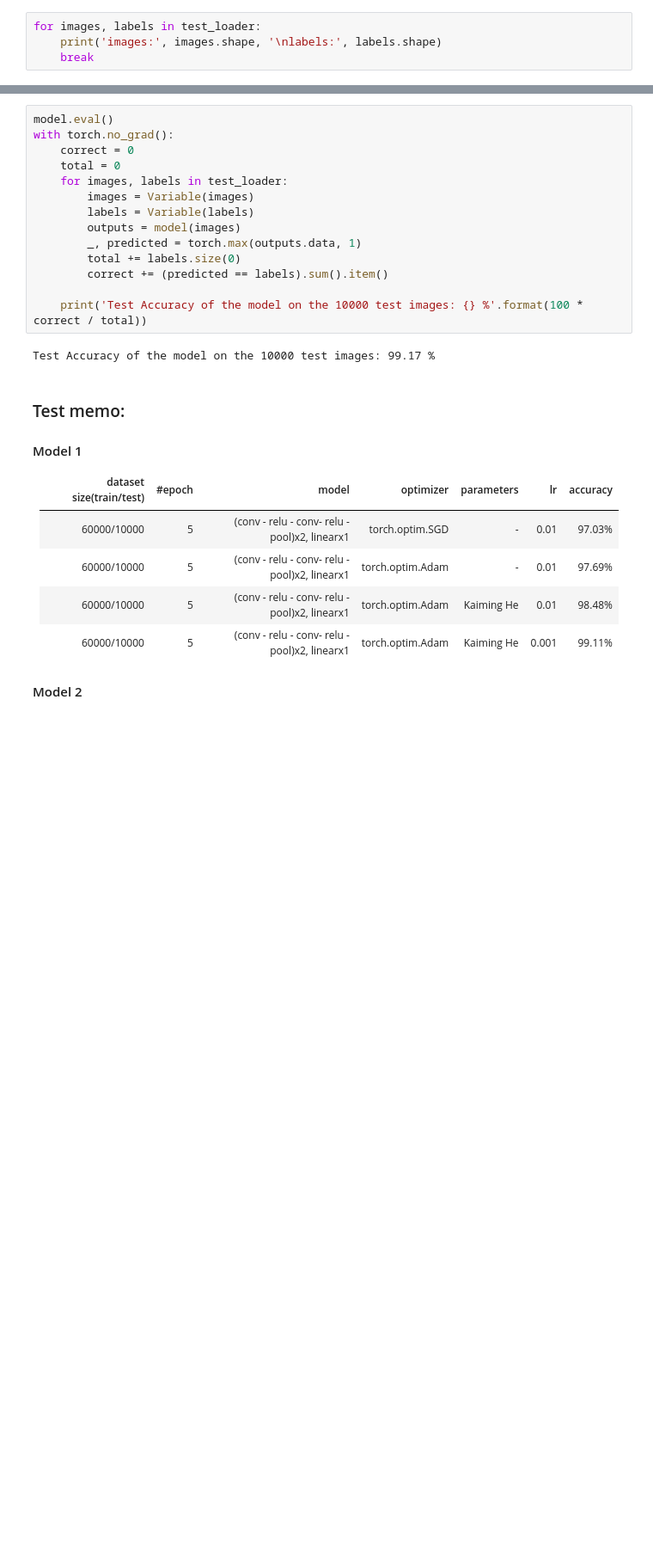
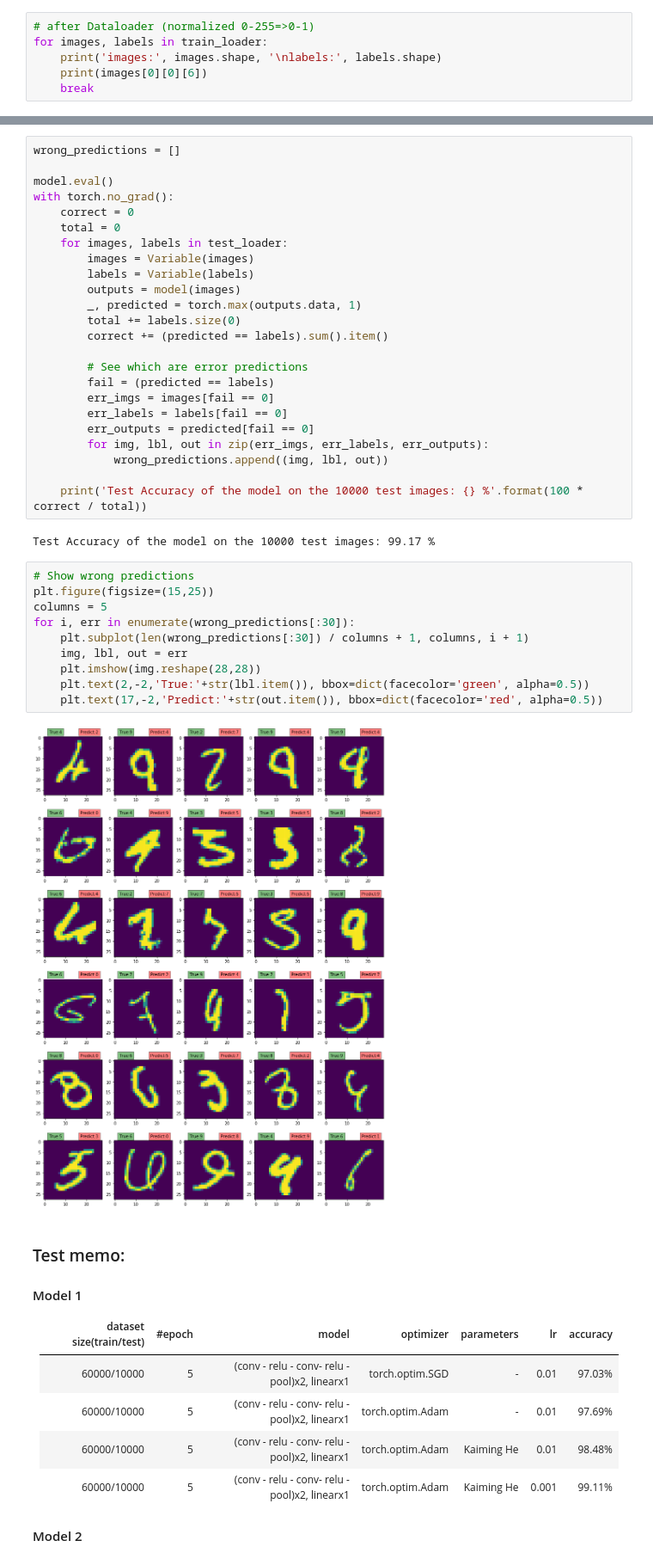
Before and after one commit to naellenhe/deep_learning_practice, a Jupyter notebook: ch08/deep_convnet_in_pytorch_m2_epoch20.ipynb, the cells around one changed output, grey strips where cells are left out. Shown at 86% size. Saved outputs shown, nothing was run; the diff lists cells and outputs as text; blank space fills up the shorter version.

Commit message:
show wrong predictions

```diff
--- a/ch08/deep_convnet_in_pytorch_m2_epoch20.ipynb
+++ b/ch08/deep_convnet_in_pytorch_m2_epoch20.ipynb
@@ -161,8 +162,10 @@ test_loader = torch.utils.data.DataLoader(dataset=test_dataset,
                                           batch_size=batch_size,
                                           shuffle=False)
 # %%
-for images, labels in test_loader:
+# after Dataloader (normalized 0-255=>0-1)
+for images, labels in train_loader:
     print('images:', images.shape, '\nlabels:', labels.shape)
+    print(images[0][0][6])
     break
 # %% [output]
 images: torch.Size([100, 1, 28, 28])
@@ -376,4 +400,6 @@ Iteration: 12000. Loss: 0.8667266368865967.
 # %%
+wrong_predictions = []
+
 model.eval()
 with torch.no_grad():
     correct = 0
@@ -386,9 +412,29 @@ with torch.no_grad():
         total += labels.size(0)
         correct += (predicted == labels).sum().item()
 
+        # See which are error predictions
+        fail = (predicted == labels)
+        err_imgs = images[fail == 0]
+        err_labels = labels[fail == 0]
+        err_outputs = predicted[fail == 0]
+        for img, lbl, out in zip(err_imgs, err_labels, err_outputs):
+            wrong_predictions.append((img, lbl, out))
+
     print('Test Accuracy of the model on the 10000 test images: {} %'.format(100 * correct / total))
 # %% [output]
 Test Accuracy of the model on the 10000 test images: 99.17 %
+# %%
+# Show wrong predictions
+plt.figure(figsize=(15,25))
+columns = 5
+for i, err in enumerate(wrong_predictions[:30]):
+    plt.subplot(len(wrong_predictions[:30]) / columns + 1, columns, i + 1)
+    img, lbl, out = err
+    plt.imshow(img.reshape(28,28))
+    plt.text(2,-2,'True:'+str(lbl.item()), bbox=dict(facecolor='green', alpha=0.5))
+    plt.text(17,-2,'Predict:'+str(out.item()), bbox=dict(facecolor='red', alpha=0.5))
+# %% [output]
+[figure, added]
 # %% [markdown]
 ### Test memo:
 
```
Also changed, not shown: parts of 9 cells of this notebook.
